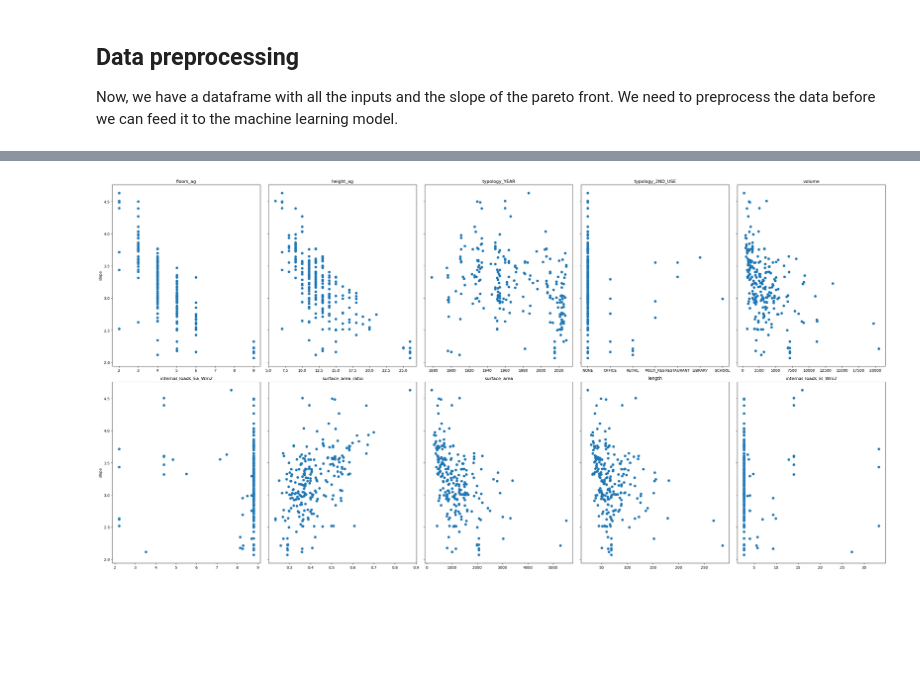
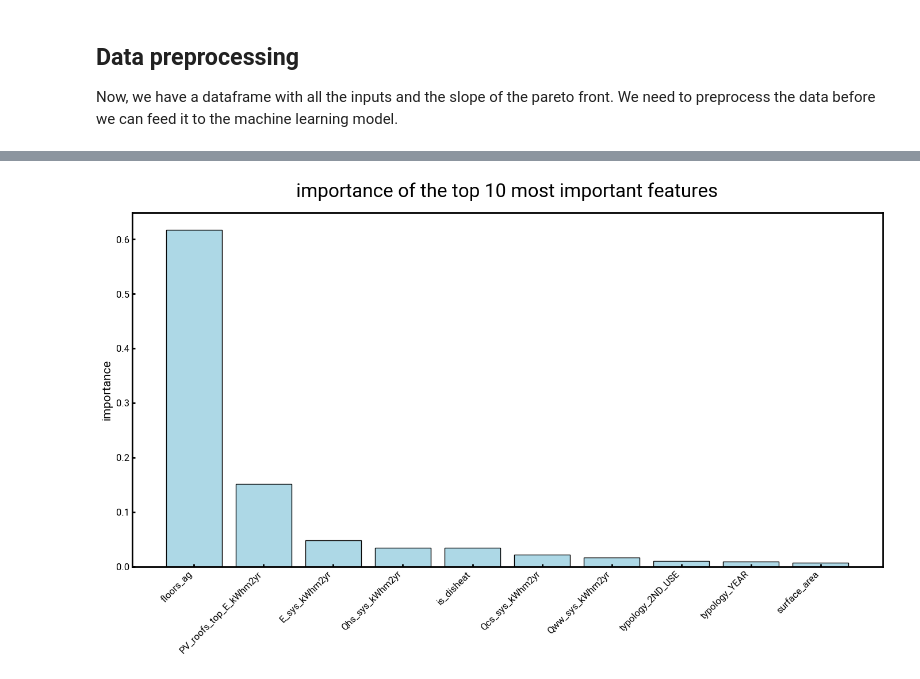
Before and after one commit to yiqiaowang-arch/calliope_optimization, a Jupyter notebook: importance_analysis.ipynb, the cells around one changed output, grey strips where cells are left out. Saved outputs shown, nothing was run; the diff lists cells and outputs as text; code cells hidden in the pictures; blank space fills up the shorter version.

```diff
--- a/importance_analysis.ipynb
+++ b/importance_analysis.ipynb
@@ -200,23 +275,16 @@ plt.show()
-# %%
-# create 6 scatter plots of the most important features, with x as the feature and y as the slope
-# read the features from sorted feature importance dataframe
-ls_important_features = list(total_importance_regression_df['category'][:10])
-# set the plot with 6 subplots and use common y axis
-fig, axs = plt.subplots(2, 5, figsize=(30, 15), sharey=True)
-# plot the scatter plots
-for i in range(2):
-    for j in range(5):
-        axs[i, j].scatter(X[ls_important_features[i * 5 + j]], y2)
-        if j == 0:
-            axs[i, j].set_ylabel('slope')
-        # set the tick to 45 degree and align to the right
-        axs[i, j].tick_params(axis='x')
-
-        # set the title of the subplot
-        axs[i, j].set_title(ls_important_features[i * 5 + j])
-
-# make the plot look nicer
-plt.tight_layout()
-plt.show()
-# %% [output]
-[figure, removed]
+# %%
+# plot the importance for the top 10 most important features
+plt.figure(figsize=(15, 8))
+# set the edge of bar to black with alpha 1.0, and the filling to be light blue with alpha 0.5
+plt.bar(total_importance_regression_df['category'][:10],
+        total_importance_regression_df['total_importance'][:10],
+        edgecolor='black',
+        color='lightblue')
+plt.xticks(rotation=45, ha='right')
+# set the title of the plot
+plt.title('importance of the top 10 most important features', fontsize=24)
+# set the label of y axis
+plt.ylabel('importance', fontsize=15)
+plt.show()
+# %% [output]
+[figure, added]
```
Also changed, not shown: parts of 30 cells of this notebook, 1 other file.
